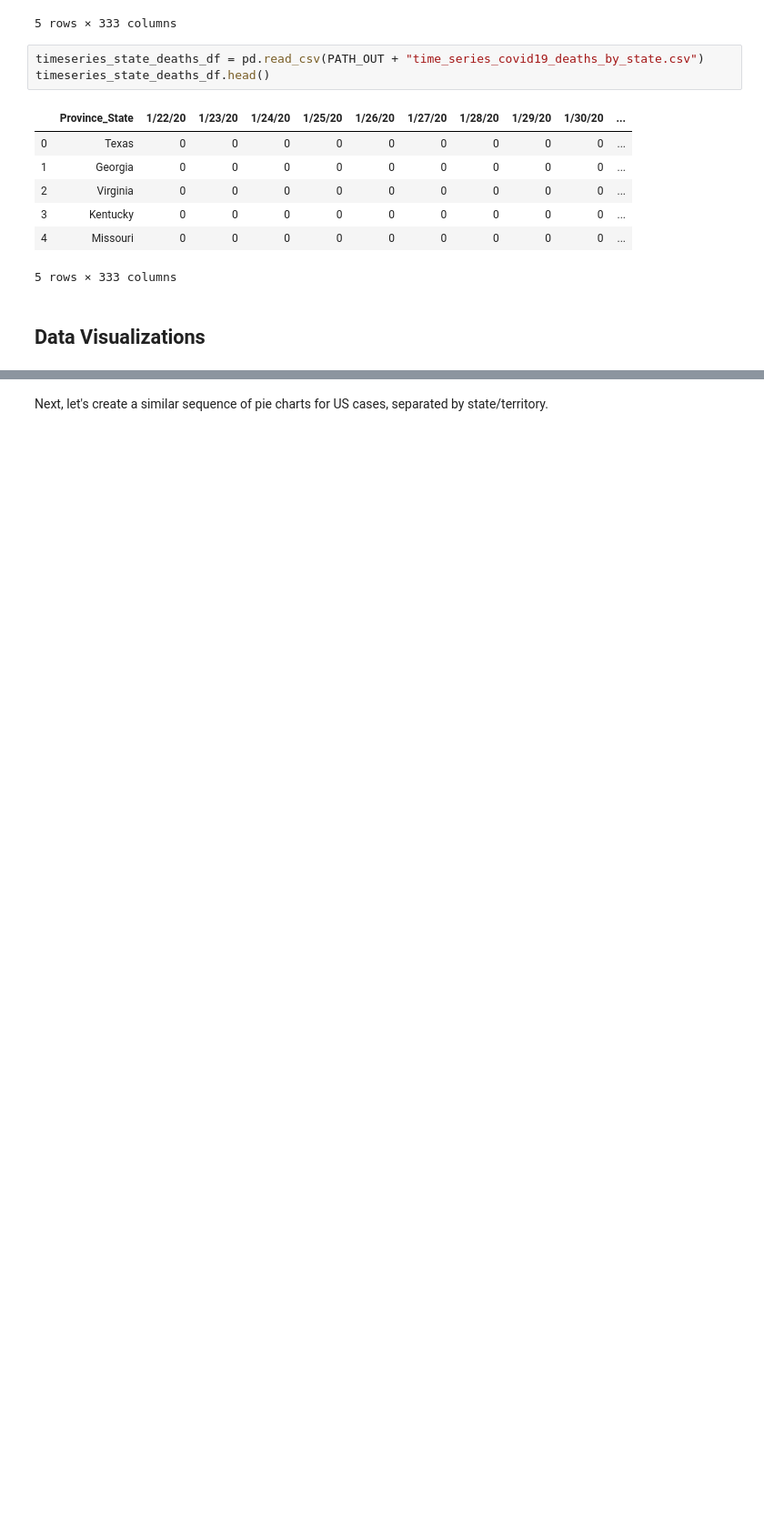
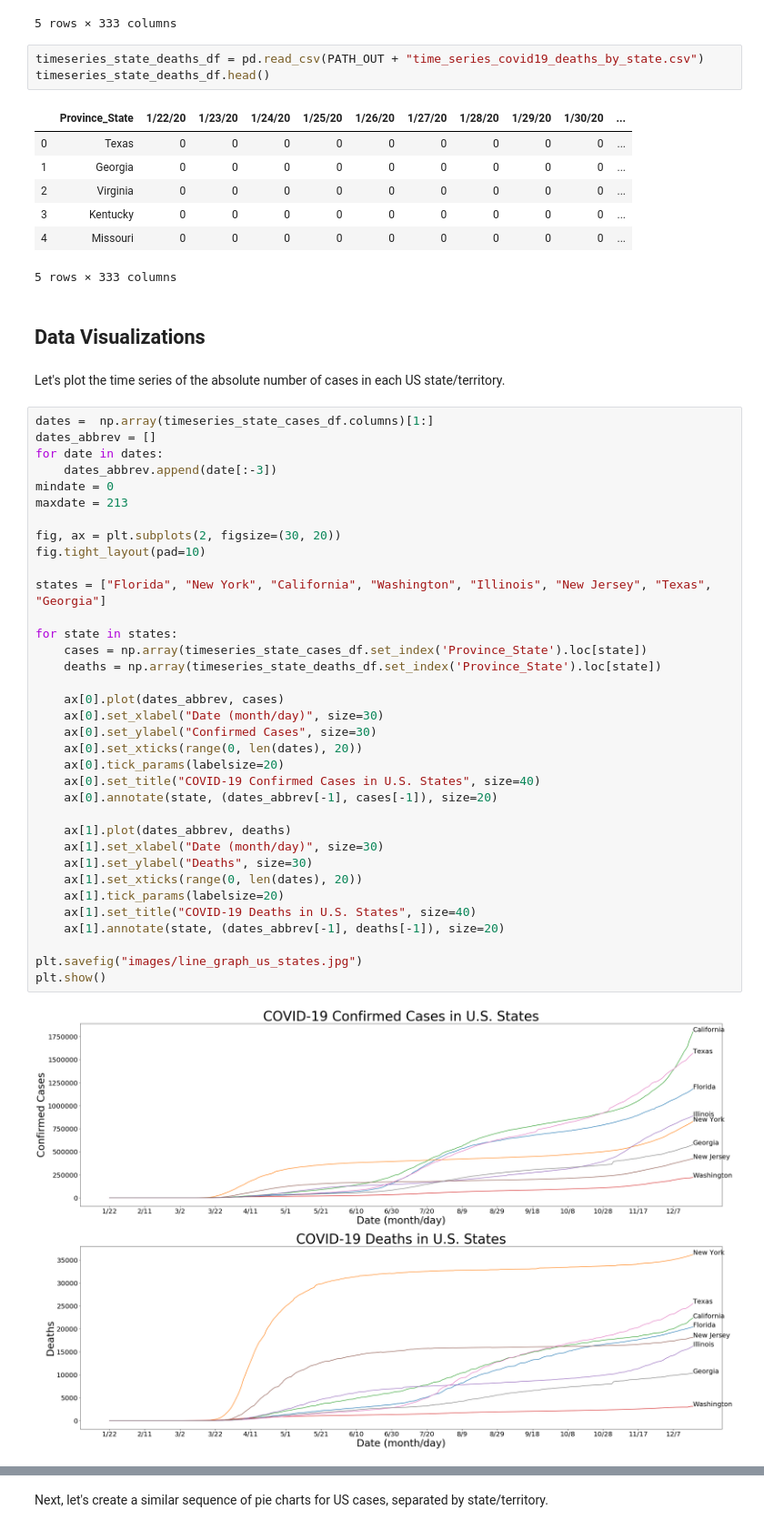
Before and after one commit to abx393/covid-19-visualizations, a Jupyter notebook: covid-19-time-series-data-visualizations.ipynb, the cells around one changed output, grey strips where cells are left out. Shown at 91% size. Drawn from its saved outputs; the diff is of its cells as text; blank space fills up the shorter version.

```diff
--- a/covid-19-time-series-data-visualizations.ipynb
+++ b/covid-19-time-series-data-visualizations.ipynb
@@ -161,3 +169,42 @@ timeseries_state_deaths_df.head()
 5 rows × 333 columns
 # %% [markdown]
 ## Data Visualizations
+# %% [markdown]
+Let's plot the time series of the absolute number of cases in each US state/territory.
+# %%
+dates =  np.array(timeseries_state_cases_df.columns)[1:]
+dates_abbrev = []
+for date in dates:
+    dates_abbrev.append(date[:-3])
+mindate = 0
+maxdate = 213
+
+fig, ax = plt.subplots(2, figsize=(30, 20))
+fig.tight_layout(pad=10)
+
+states = ["Florida", "New York", "California", "Washington", "Illinois", "New Jersey", "Texas", "Georgia"]
+
+for state in states:
+    cases = np.array(timeseries_state_cases_df.set_index('Province_State').loc[state])
+    deaths = np.array(timeseries_state_deaths_df.set_index('Province_State').loc[state])
+
+    ax[0].plot(dates_abbrev, cases)
+    ax[0].set_xlabel("Date (month/day)", size=30)
+    ax[0].set_ylabel("Confirmed Cases", size=30)
+    ax[0].set_xticks(range(0, len(dates), 20))
+    ax[0].tick_params(labelsize=20)
+    ax[0].set_title("COVID-19 Confirmed Cases in U.S. States", size=40)
+    ax[0].annotate(state, (dates_abbrev[-1], cases[-1]), size=20)
+
+    ax[1].plot(dates_abbrev, deaths)
+    ax[1].set_xlabel("Date (month/day)", size=30)
+    ax[1].set_ylabel("Deaths", size=30)
+    ax[1].set_xticks(range(0, len(dates), 20))
+    ax[1].tick_params(labelsize=20)
+    ax[1].set_title("COVID-19 Deaths in U.S. States", size=40)
+    ax[1].annotate(state, (dates_abbrev[-1], deaths[-1]), size=20)
+
+plt.savefig("images/line_graph_us_states.jpg")
+plt.show()
+# %% [output]
+[figure, added]
```
Also changed, not shown: parts of 13 cells of this notebook.
